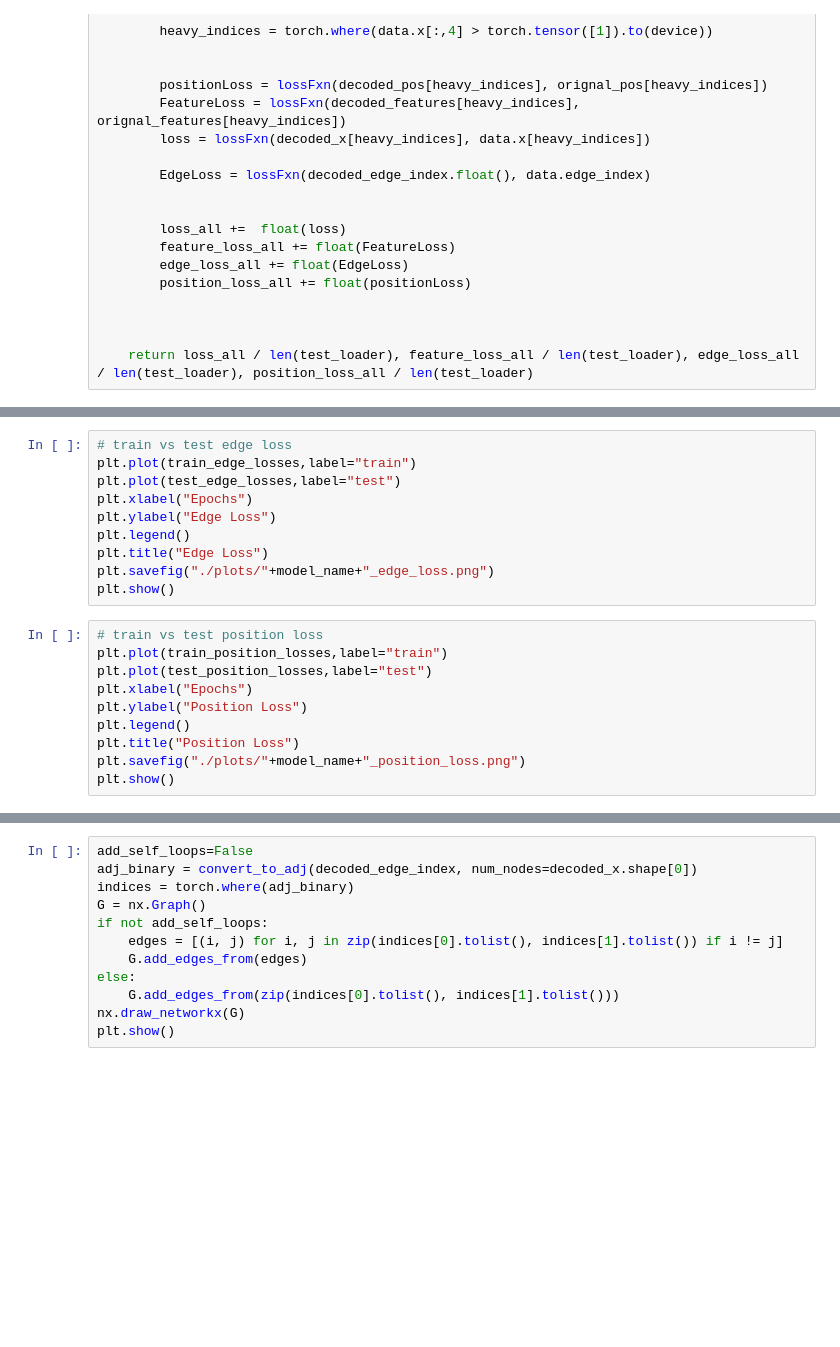
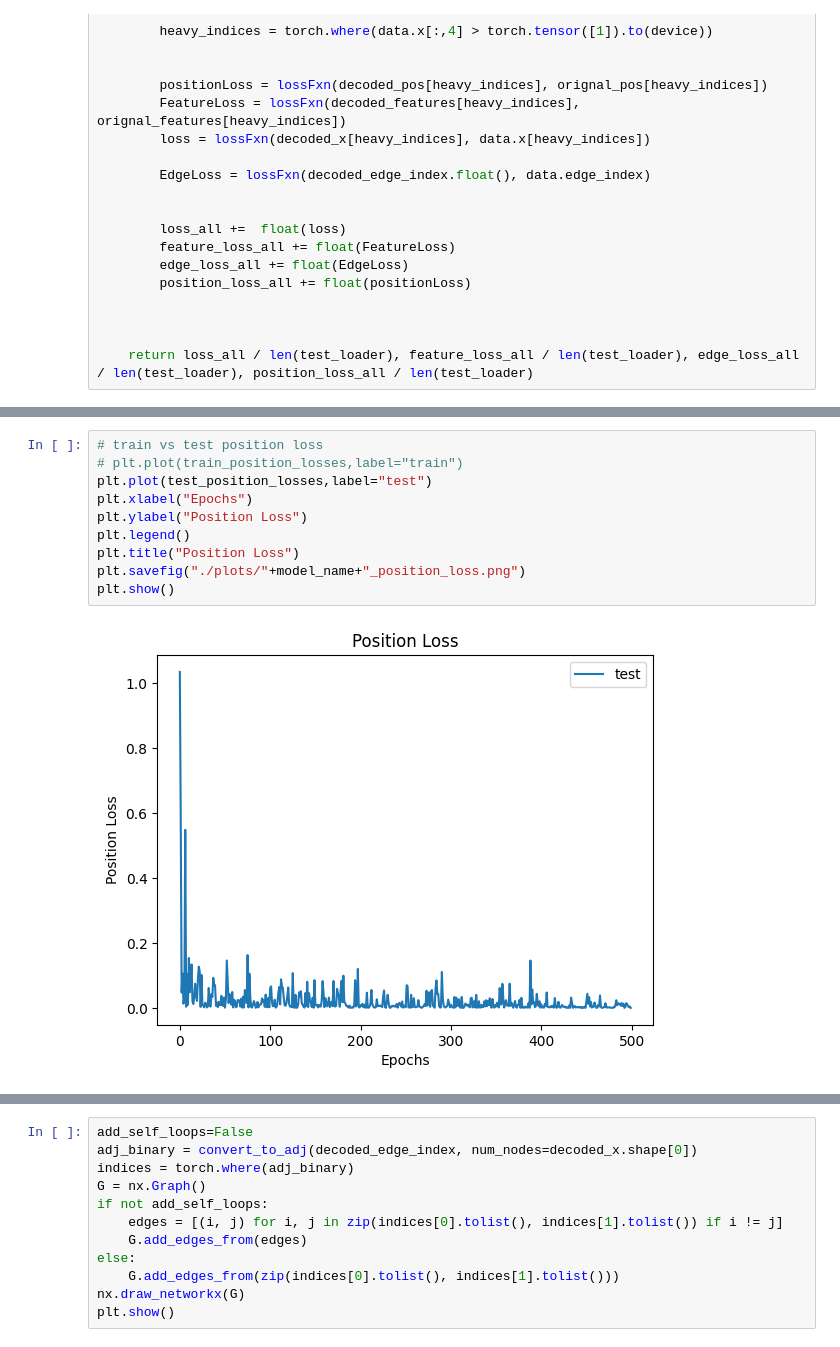
Before and after one commit to Imami-syed/watermodel, a Jupyter notebook: final/intra.ipynb, the cells around one changed output, grey strips where cells are left out. Drawn from its saved outputs; the diff is of its cells as text; blank space fills up the shorter version.

```diff
--- a/final/intra.ipynb
+++ b/final/intra.ipynb
@@ -286,23 +292,15 @@ plt.show()
 # %%
-# train vs test edge loss
-plt.plot(train_edge_losses,label="train")
-plt.plot(test_edge_losses,label="test")
+# train vs test position loss
+# plt.plot(train_position_losses,label="train")
+plt.plot(test_position_losses,label="test")
 plt.xlabel("Epochs")
-plt.ylabel("Edge Loss")
+plt.ylabel("Position Loss")
 plt.legend()
-plt.title("Edge Loss")
-plt.savefig("./plots/"+model_name+"_edge_loss.png")
+plt.title("Position Loss")
+plt.savefig("./plots/"+model_name+"_position_loss.png")
 plt.show()
+# %% [output]
+[figure, added]
-# %%
-# train vs test position loss
-plt.plot(train_position_losses,label="train")
-plt.plot(test_position_losses,label="test")
-plt.xlabel("Epochs")
-plt.ylabel("Position Loss")
-plt.legend()
-plt.title("Position Loss")
-plt.savefig("./plots/"+model_name+"_position_loss.png")
-plt.show()
 # %%
 if not model_loaded:
     # plt.plot(test_total_losses)
```
Also changed, not shown: parts of 9 cells of this notebook, 5 other files.
